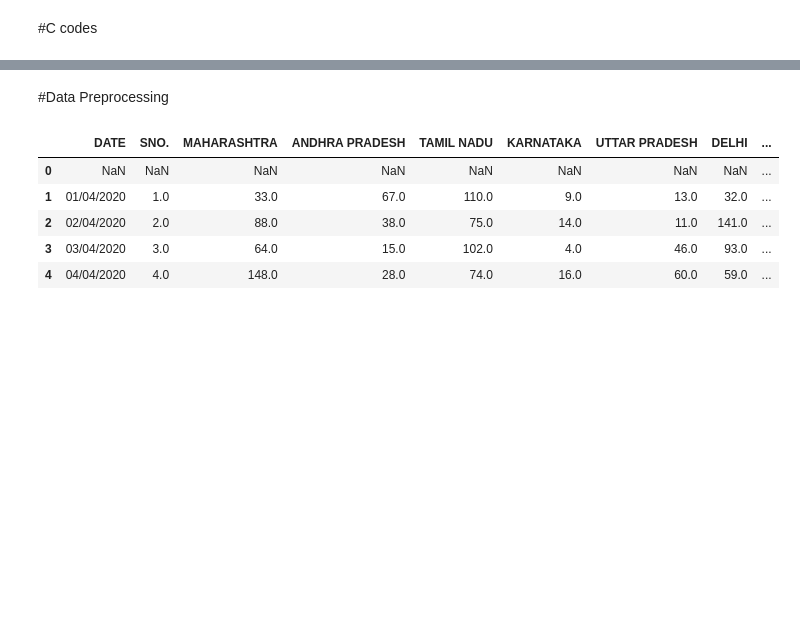
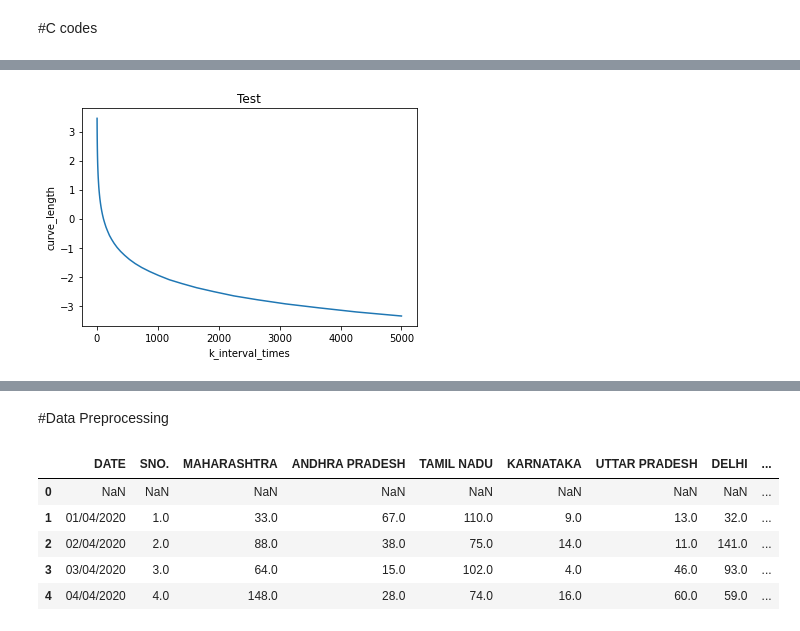
Before and after one commit to sankalpachowdhury/Fractal_Analysis, a Jupyter notebook: Higuchi_Fractal_analysis.ipynb, the cells around one changed output, grey strips where cells are left out. Drawn from its saved outputs; the diff is of its cells as text; code cells hidden in the pictures; blank space fills up the shorter version.

```diff
--- a/Higuchi_Fractal_analysis.ipynb
+++ b/Higuchi_Fractal_analysis.ipynb
@@ -205,0 +207,3 @@ print(hfd(y)) # ~ 1.50
+# %%
+k, l = curve_length((x))
+print(k, l)
@@ -205,0 +226,18 @@ print(hfd(y)) # ~ 1.50
+# %%
+import math
+#x = k_interval_times
+#x = np.logspace(curve_length[0], curve_length[len(curve_length) - 1], len(curve_length))
+log_y = []
+for i in l:
+  log_y.append(math.log10(i))
+y = log_y
+#y = curve_length_list
+#y = np.logspace(k_interval_times[0], k_interval_times[len(k_interval_times) - 1], len(k_interval_times))
+
+plt.title("Test")
+plt.xlabel("k_interval_times")
+plt.ylabel("curve_length")
+plt.plot(k,y)
+plt.show()
+# %% [output]
+[figure, added]
```
Also changed, not shown: parts of 32 cells of this notebook.
